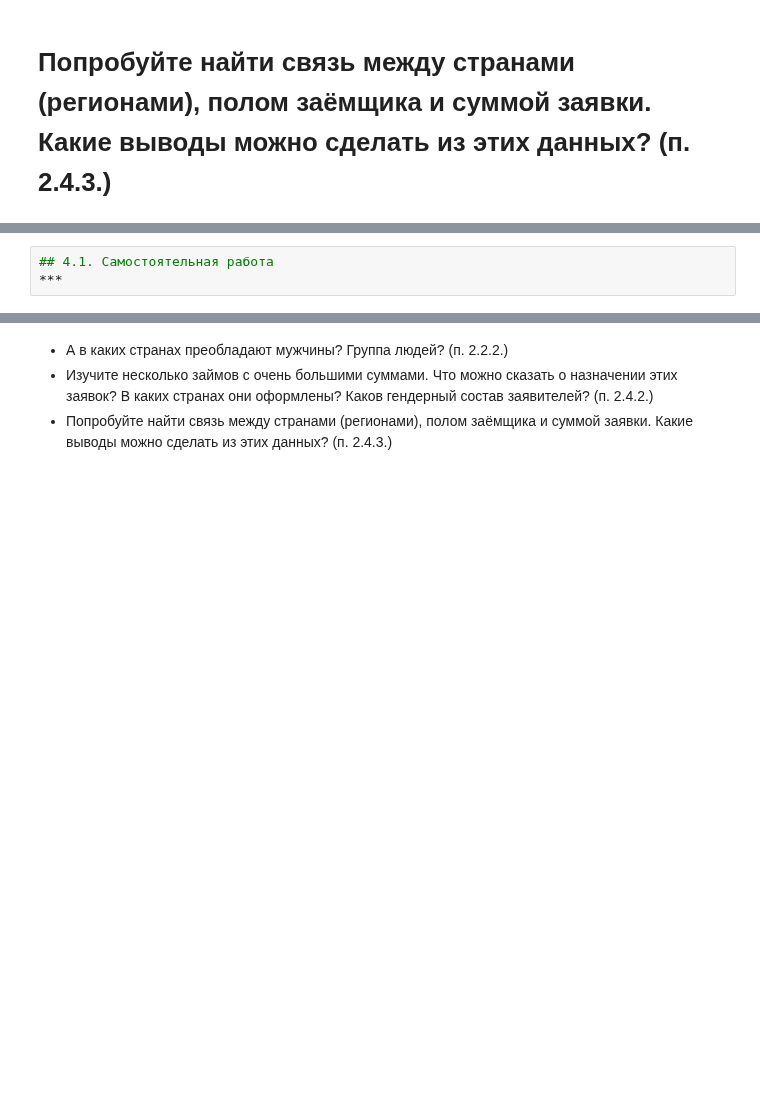
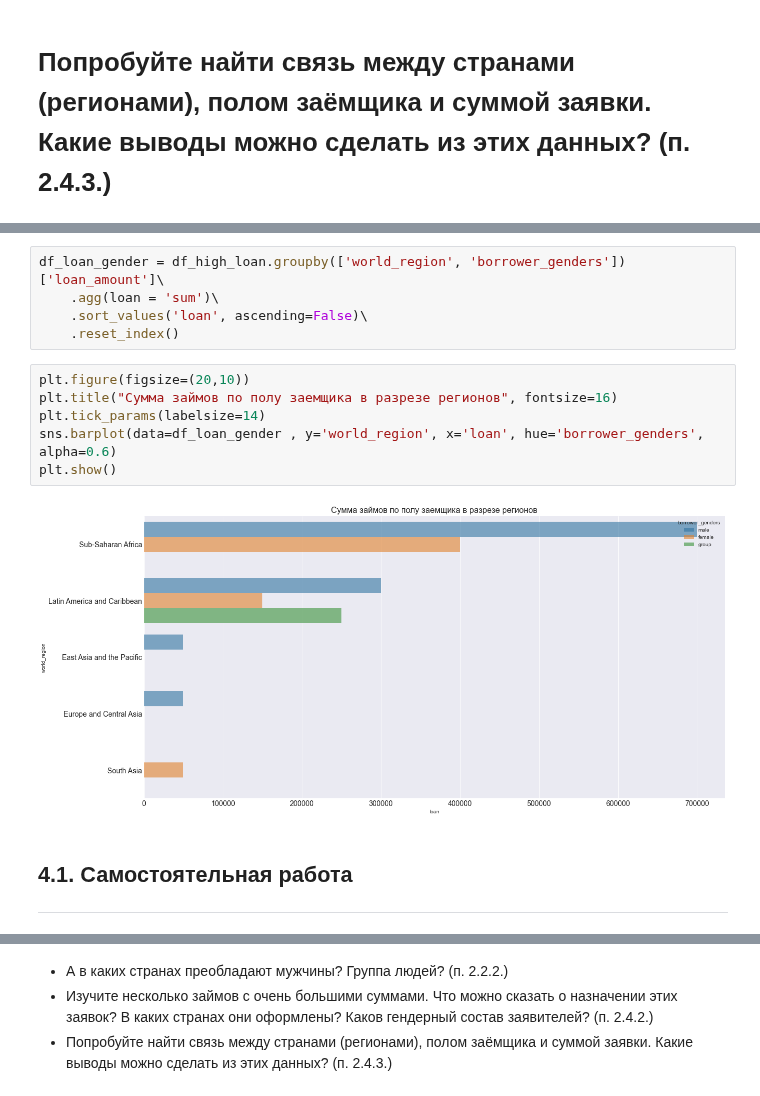
Before and after one commit to Dreeamcatcher/repo, a Jupyter notebook: skillbox/Data analytics - junior/lesson - EDA/hw-eda.ipynb, the cells around one changed output, grey strips where cells are left out. Drawn from its saved outputs; the diff is of its cells as text; blank space fills up the shorter version.

```diff
--- a/skillbox/Data analytics - junior/lesson - EDA/hw-eda.ipynb
+++ b/skillbox/Data analytics - junior/lesson - EDA/hw-eda.ipynb
@@ -160,3 +154,16 @@ plot = borrowers.plot.pie(fontsize=16, autopct='%1.0f%%', labeldistance=1.2, rad
-# %%
-## 4.1. Самостоятельная работа
-***
+# %%
+df_loan_gender = df_high_loan.groupby(['world_region', 'borrower_genders'])['loan_amount']\
+    .agg(loan = 'sum')\
+    .sort_values('loan', ascending=False)\
+    .reset_index()
+# %%
+plt.figure(figsize=(20,10))
+plt.title("Сумма займов по полу заемщика в разрезе регионов", fontsize=16)
+plt.tick_params(labelsize=14)
+sns.barplot(data=df_loan_gender , y='world_region', x='loan', hue='borrower_genders', alpha=0.6)
+plt.show()
+# %% [output]
+[figure, added]
+# %% [markdown]
+## 4.1. Самостоятельная работа
+***
```
Also changed, not shown: parts of 5 cells of this notebook.
